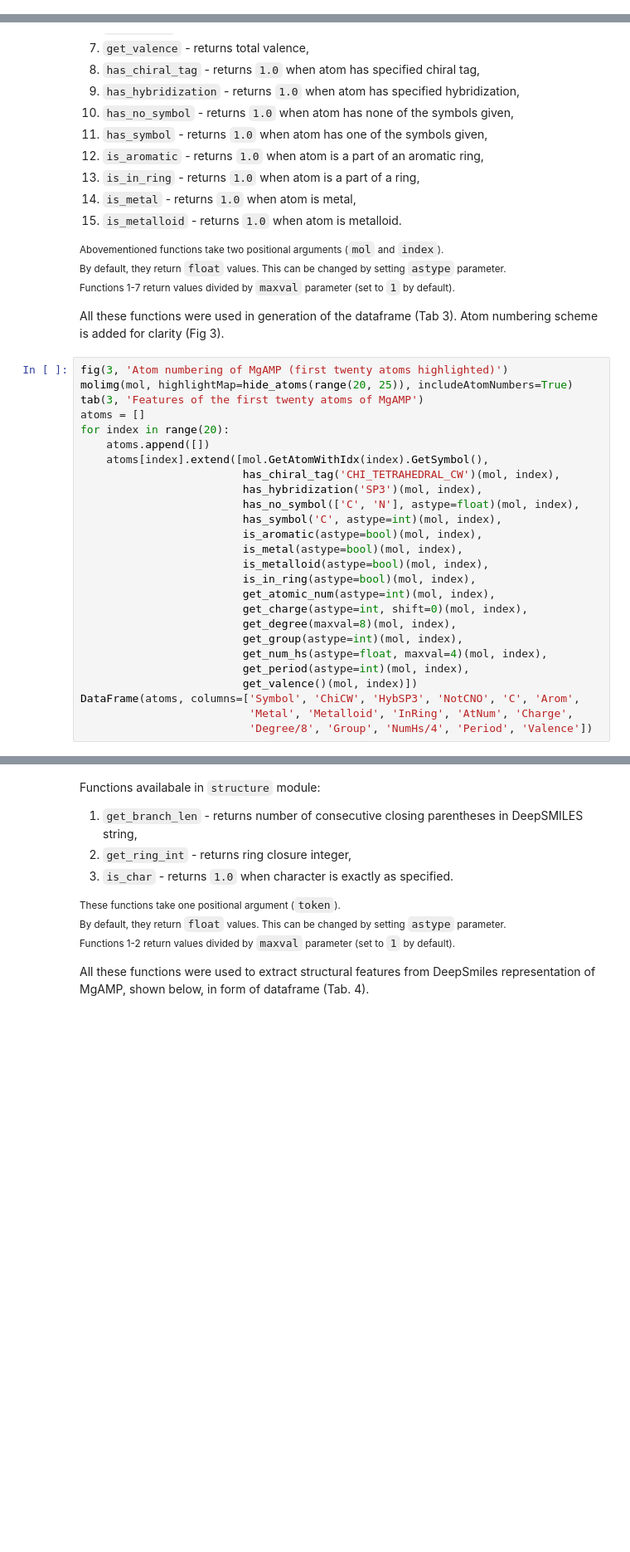
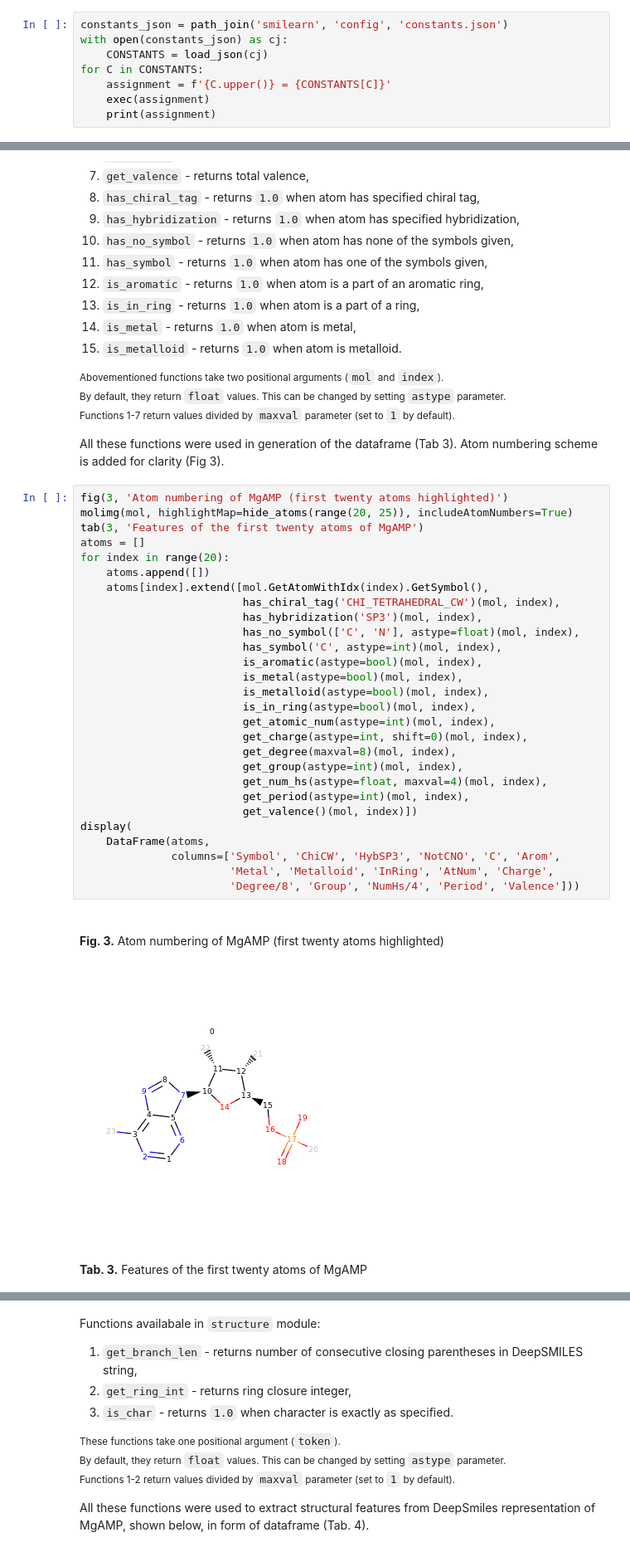
Before and after one commit to mateuszrezler/SMILearn, a Jupyter notebook: demo.ipynb, the cells around one changed output, grey strips where cells are left out. Shown at 83% size. Cells and saved outputs as stored; diff of their text form; blank space fills up the shorter version.

```diff
--- a/demo.ipynb
+++ b/demo.ipynb
@@ -146,0 +149,8 @@ VERBOSE = 0
+# %%
+constants_json = path_join('smilearn', 'config', 'constants.json')
+with open(constants_json) as cj:
+    CONSTANTS = load_json(cj)
+for C in CONSTANTS:
+    assignment = f'{C.upper()} = {CONSTANTS[C]}'
+    exec(assignment)
+    print(assignment)
@@ -191,26 +210,32 @@ All these functions were used in generation of the dataframe (Tab 3). Atom numbe
 # %%
 fig(3, 'Atom numbering of MgAMP (first twenty atoms highlighted)')
 molimg(mol, highlightMap=hide_atoms(range(20, 25)), includeAtomNumbers=True)
 tab(3, 'Features of the first twenty atoms of MgAMP')
 atoms = []
 for index in range(20):
     atoms.append([])
     atoms[index].extend([mol.GetAtomWithIdx(index).GetSymbol(),
                          has_chiral_tag('CHI_TETRAHEDRAL_CW')(mol, index),
                          has_hybridization('SP3')(mol, index),
                          has_no_symbol(['C', 'N'], astype=float)(mol, index),
                          has_symbol('C', astype=int)(mol, index),
                          is_aromatic(astype=bool)(mol, index),
                          is_metal(astype=bool)(mol, index),
                          is_metalloid(astype=bool)(mol, index),
                          is_in_ring(astype=bool)(mol, index),
                          get_atomic_num(astype=int)(mol, index),
                          get_charge(astype=int, shift=0)(mol, index),
                          get_degree(maxval=8)(mol, index),
                          get_group(astype=int)(mol, index),
                          get_num_hs(astype=float, maxval=4)(mol, index),
                          get_period(astype=int)(mol, index),
                          get_valence()(mol, index)])
-DataFrame(atoms, columns=['Symbol', 'ChiCW', 'HybSP3', 'NotCNO', 'C', 'Arom',
-                          'Metal', 'Metalloid', 'InRing', 'AtNum', 'Charge',
-                          'Degree/8', 'Group', 'NumHs/4', 'Period', 'Valence'])
+display(
+    DataFrame(atoms,
+              columns=['Symbol', 'ChiCW', 'HybSP3', 'NotCNO', 'C', 'Arom',
+                       'Metal', 'Metalloid', 'InRing', 'AtNum', 'Charge',
+                       'Degree/8', 'Group', 'NumHs/4', 'Period', 'Valence']))
+# %% [output]
+Fig. 3. Atom numbering of MgAMP (first twenty atoms highlighted)
+[figure, added]
+Tab. 3. Features of the first twenty atoms of MgAMP
```
Also changed, not shown: parts of 86 cells of this notebook, 15 other files.
